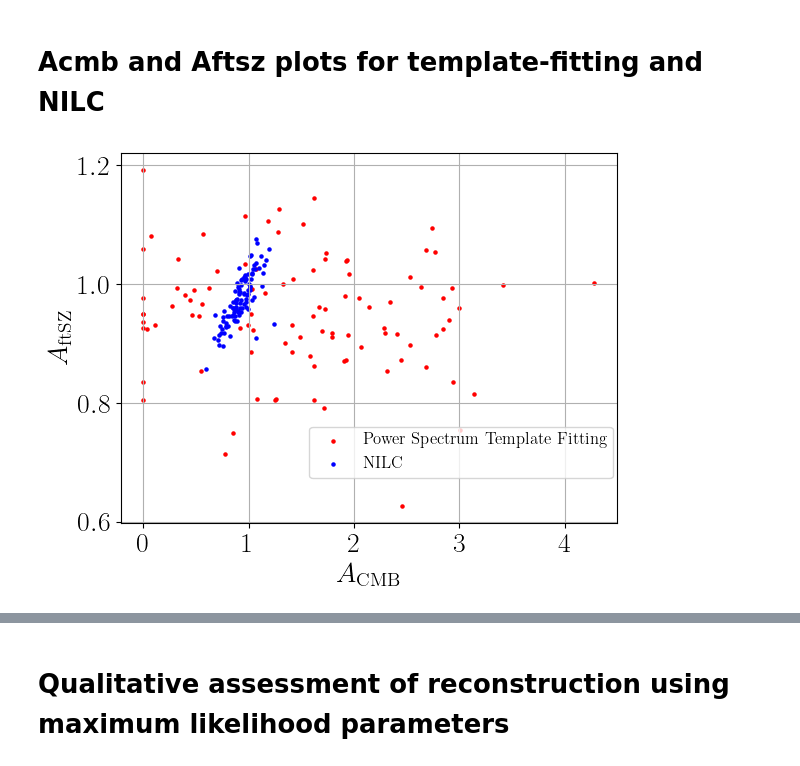
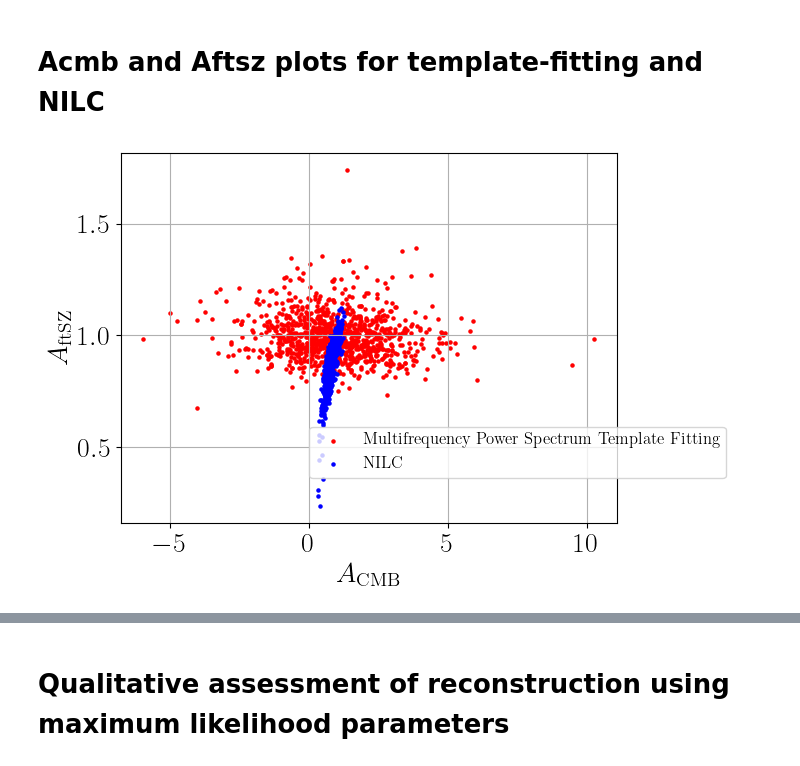
Before and after one commit to kmsurrao/NILC-Inference-Pipeline, a Jupyter notebook: notebooks/pipeline_plotting_examples.ipynb, the cells around one changed output, grey strips where cells are left out. Drawn from its saved outputs; the diff is of its cells as text; code cells hidden in the pictures.

```diff
--- a/notebooks/pipeline_plotting_examples.ipynb
+++ b/notebooks/pipeline_plotting_examples.ipynb
@@ -189,14 +189,14 @@ saved pipeline_plots/weight_maps_ftSZ.pdf
 # %%
 acmb_array_nilc = pickle.load(open(f'{inp.output_dir}/acmb_array_nilc.p', 'rb'))
 atsz_array_nilc = pickle.load(open(f'{inp.output_dir}/atsz_array_nilc.p', 'rb'))
-acmb_array_template_fitting = pickle.load(open(f'{inp.output_dir}/acmb_array_template_fitting.p', 'rb'))
-atsz_array_template_fitting = pickle.load(open(f'{inp.output_dir}/atsz_array_template_fitting.p', 'rb'))
+acmb_array_template_fitting = pickle.load(open(f'{inp.output_dir}/acmb_template_fitting_numerical.p', 'rb'))
+atsz_array_template_fitting = pickle.load(open(f'{inp.output_dir}/atsz_template_fitting_numerical.p', 'rb'))
 
-plt.scatter(acmb_array_template_fitting, atsz_array_template_fitting, label='Power Spectrum Template Fitting', s=5, color='red')
+plt.scatter(acmb_array_template_fitting, atsz_array_template_fitting, label='Multifrequency Power Spectrum Template Fitting', s=5, color='red')
 plt.scatter(acmb_array_nilc, atsz_array_nilc, label='NILC', s=5, color='blue')
 plt.xlabel(r'$A_{\rm CMB}$')
 plt.ylabel(r'$A_{\rm ftSZ}$')
 plt.legend(fontsize=12, loc=(0.38,0.12))
 plt.grid()
 # %% [output]
-[figure, old version]
+[figure, new version]
```
Also changed, not shown: parts of 25 cells of this notebook, 9 other files.
